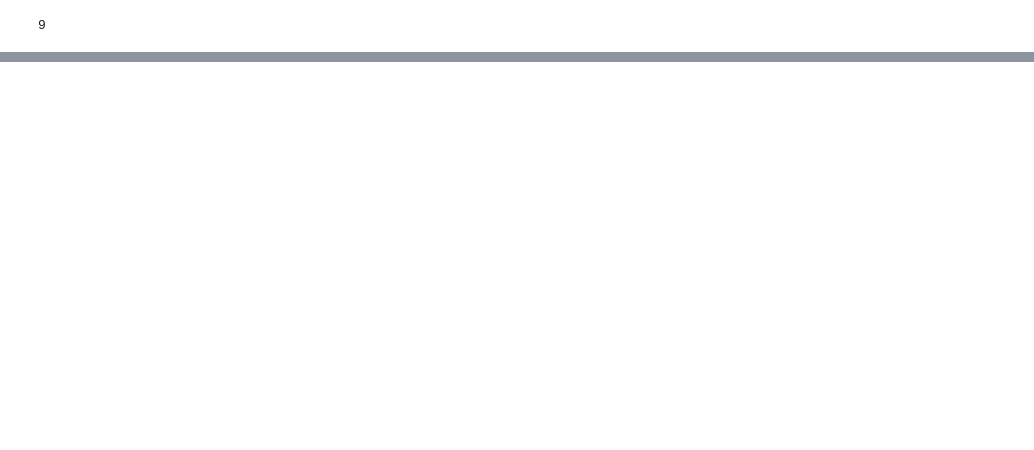
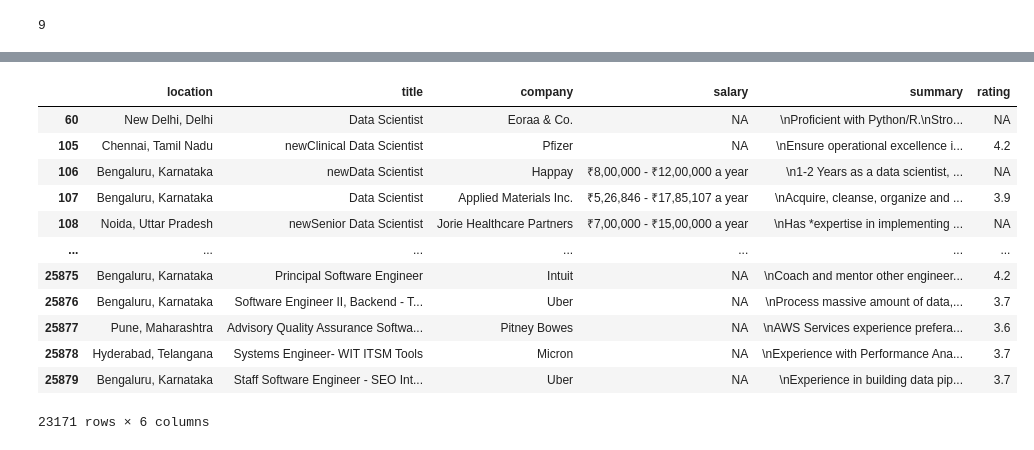
Before and after one commit to iamkish0re/WebScrapper, a Jupyter notebook: WebScrappper.ipynb, the cells around one changed output, grey strips where cells are left out. Cells and saved outputs as stored; diff of their text form; code cells hidden in the pictures; blank space fills up the shorter version.

```diff
--- a/WebScrappper.ipynb
+++ b/WebScrappper.ipynb
@@ -123,7 +121,23 @@ for entry in results:
     salary = get_sal(entry)
     desc = get_desc(entry)
     rating = get_rating(entry)
-    df_jobs.loc[len(jobs0)] = [
+    df_jobs.loc[len(df_jobs)] = [
         location, title, company, salary, desc, rating
     ]
+# %%
+df_jobs[df_jobs.duplicated()]
+# %% [output]
+|  | location | title | company | salary | summary | rating |
+| 60 | New Delhi, Delhi | Data Scientist | Eoraa & Co. | NA | \nProficient with Python/R.\nStro... | NA |
+| 105 | Chennai, Tamil Nadu | newClinical Data Scientist | Pfizer | NA | \nEnsure operational excellence i... | 4.2 |
+| 106 | Bengaluru, Karnataka | newData Scientist | Happay | ₹8,00,000 - ₹12,00,000 a year | \n1-2 Years as a data scientist, ... | NA |
+| 107 | Bengaluru, Karnataka | Data Scientist | Applied Materials Inc. | ₹5,26,846 - ₹17,85,107 a year | \nAcquire, cleanse, organize and ... | 3.9 |
+| 108 | Noida, Uttar Pradesh | newSenior Data Scientist | Jorie Healthcare Partners | ₹7,00,000 - ₹15,00,000 a year | \nHas *expertise in implementing ... | NA |
+| ... | ... | ... | ... | ... | ... | ... |
+| 25875 | Bengaluru, Karnataka | Principal Software Engineer | Intuit | NA | \nCoach and mentor other engineer... | 4.2 |
+| 25876 | Bengaluru, Karnataka | Software Engineer II, Backend - T... | Uber | NA | \nProcess massive amount of data,... | 3.7 |
+| 25877 | Pune, Maharashtra | Advisory Quality Assurance Softwa... | Pitney Bowes | NA | \nAWS Services experience prefera... | 3.6 |
+| 25878 | Hyderabad, Telangana | Systems Engineer- WIT ITSM Tools | Micron | NA | \nExperience with Performance Ana... | 3.7 |
+| 25879 | Bengaluru, Karnataka | Staff Software Engineer - SEO Int... | Uber | NA | \nExperience in building data pip... | 3.7 |
+23171 rows × 6 columns
 # %%
```
Also changed, not shown: parts of 22 cells of this notebook, 3 other files.
